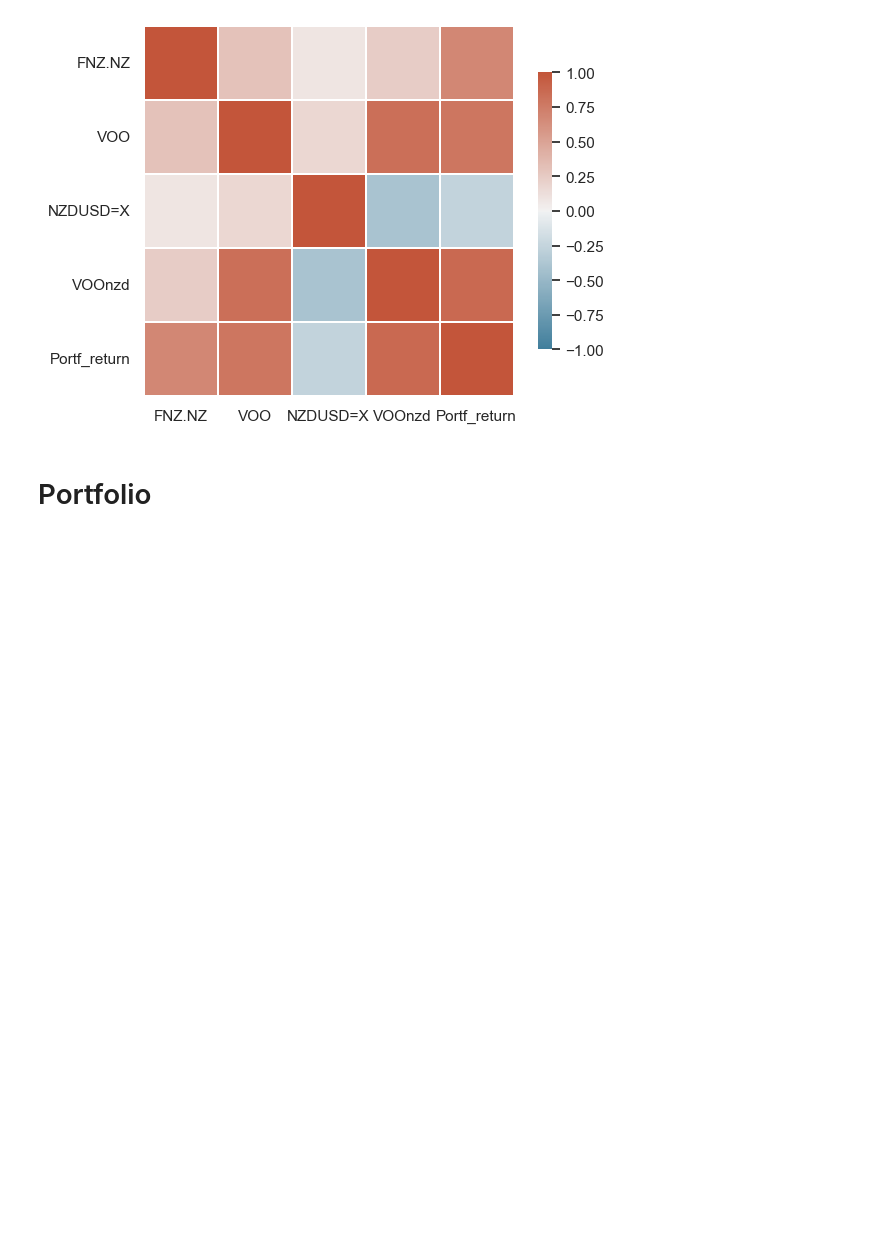
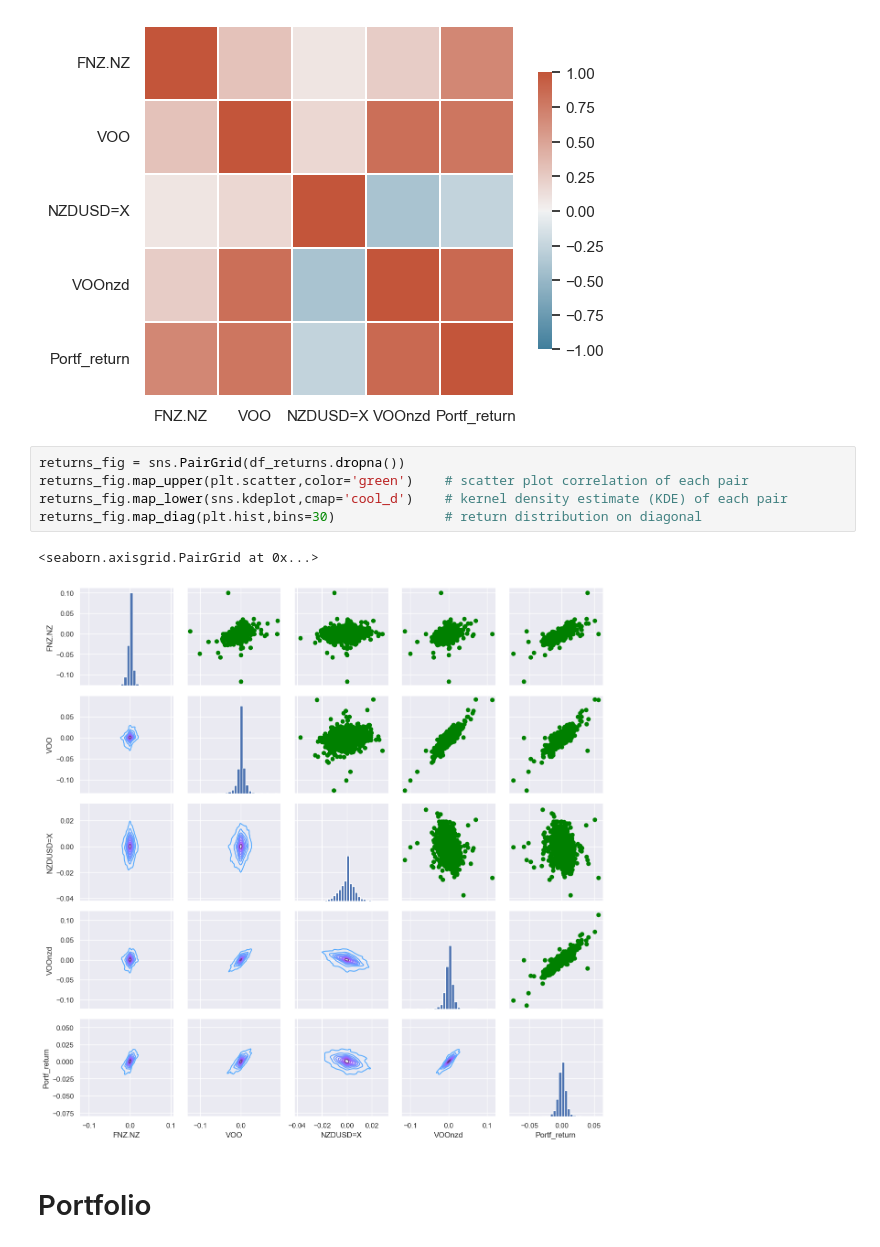
Before and after one commit to duongdidom/Value-at-Risk-VaR, a Jupyter notebook: VaR.ipynb, the cells around one changed output. Drawn from its saved outputs; the diff is of its cells as text; blank space fills up the shorter version.

```diff
--- a/VaR.ipynb
+++ b/VaR.ipynb
@@ -216,6 +216,14 @@ plt.show()
 | VOOnzd | 0.236329 | 0.834744 | -0.400256 | 1.000000 | 0.874362 |
 | Portf_return | 0.678166 | 0.781919 | -0.263343 | 0.874362 | 1.000000 |
 [figure]
+# %%
+returns_fig = sns.PairGrid(df_returns.dropna())
+returns_fig.map_upper(plt.scatter,color='green')    # scatter plot correlation of each pair
+returns_fig.map_lower(sns.kdeplot,cmap='cool_d')    # kernel density estimate (KDE) of each pair
+returns_fig.map_diag(plt.hist,bins=30)              # return distribution on diagonal
+# %% [output]
+<seaborn.axisgrid.PairGrid at 0x...>
+[figure, added]
 # %% [markdown]
 # Portfolio
 # %% [markdown]
```
Also changed, not shown: parts of 14 cells of this notebook.
